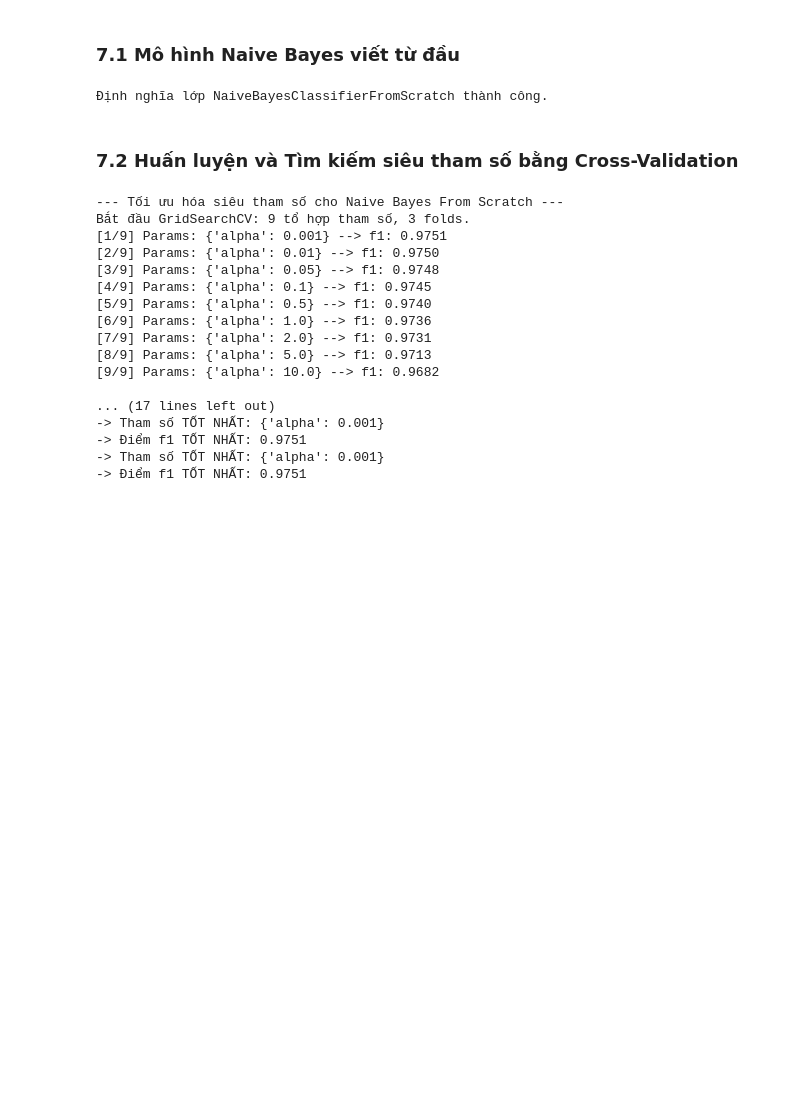
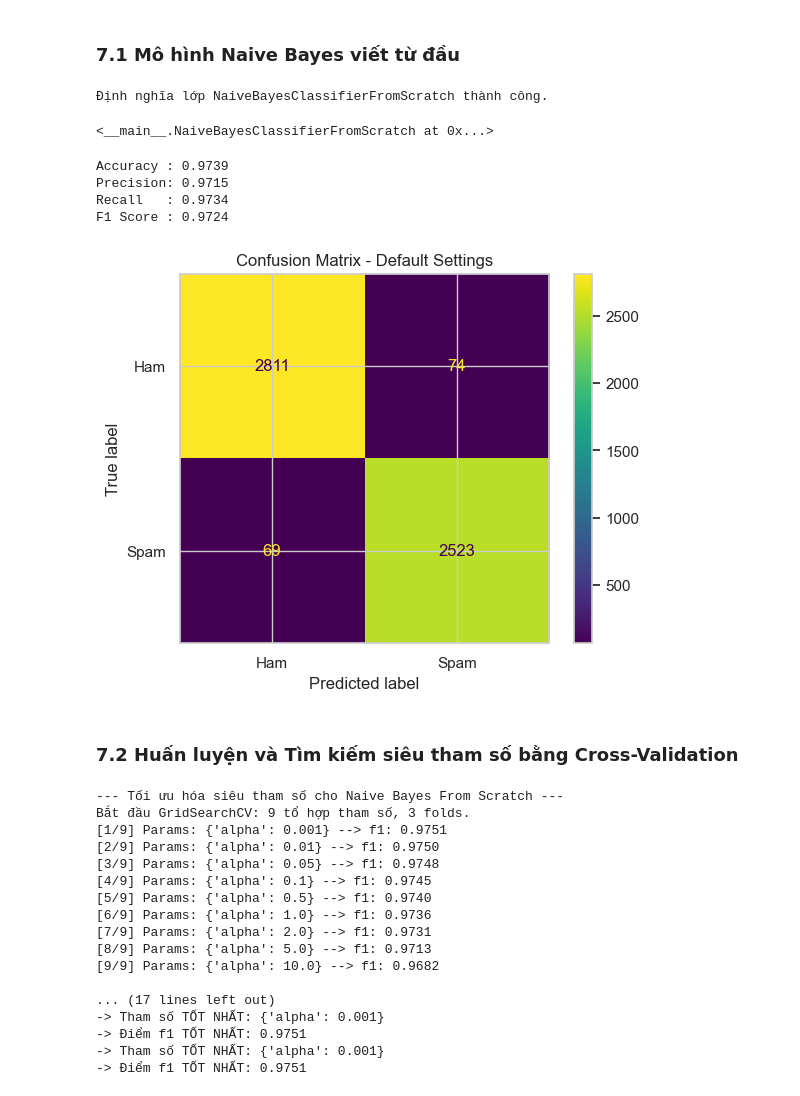
Before and after one commit to itsanhkhoi12/UTH-MACHINE-LEARNING-ASSIGNMENTS-GR02, a Jupyter notebook: practice_1/07-train-naive-bayes.ipynb, the cells around one changed output. Saved outputs shown, nothing was run; the diff lists cells and outputs as text; code cells hidden in the pictures; blank space fills up the shorter version.

```diff
--- a/practice_1/07-train-naive-bayes.ipynb
+++ b/practice_1/07-train-naive-bayes.ipynb
@@ -202,6 +202,39 @@ class NaiveBayesClassifierFromScratch:
 print('Định nghĩa lớp NaiveBayesClassifierFromScratch thành công.')
 # %% [output]
 Định nghĩa lớp NaiveBayesClassifierFromScratch thành công.
+# %%
+model = NaiveBayesClassifierFromScratch()
+model.fit(X_train,y_train)
+# %% [output]
+<__main__.NaiveBayesClassifierFromScratch at 0x...>
+# %%
+from sklearn.metrics import accuracy_score, precision_score, recall_score, f1_score
+
+quick_pred = model.predict(X_test)
+acc = accuracy_score(y_test, quick_pred)
+prec = precision_score(y_test, quick_pred)
+rec = recall_score(y_test, quick_pred)
+f1 = f1_score(y_test, quick_pred)
+
+print(f'Accuracy : {acc:.4f}')
+print(f'Precision: {prec:.4f}')
+print(f'Recall   : {rec:.4f}')
+print(f'F1 Score : {f1:.4f}')
+# %% [output]
+Accuracy : 0.9739
+Precision: 0.9715
+Recall   : 0.9734
+F1 Score : 0.9724
+# %%
+from sklearn.metrics import confusion_matrix, ConfusionMatrixDisplay
+# Tạo Confusion Matrix biểu diễn dự đoán tối ưu ngưỡng
+cm = confusion_matrix(y_test, quick_pred)
+disp = ConfusionMatrixDisplay(confusion_matrix=cm, display_labels=['Ham', 'Spam'])
+disp.plot()
+plt.title('Confusion Matrix - Default Settings')
+plt.show()
+# %% [output]
+[figure, added]
 # %% [markdown]
 ### 7.2 Huấn luyện và Tìm kiếm siêu tham số bằng Cross-Validation
 # %%
```
Also changed, not shown: parts of 1 cell of this notebook, 12 other files.
